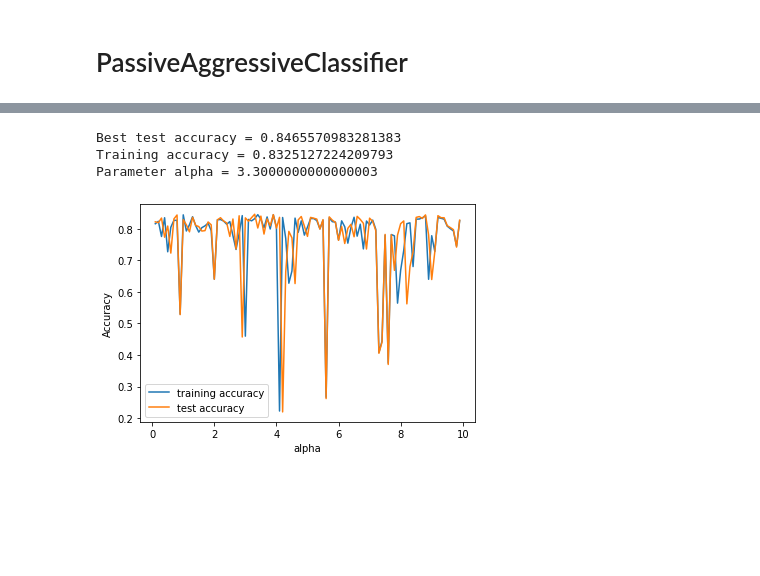
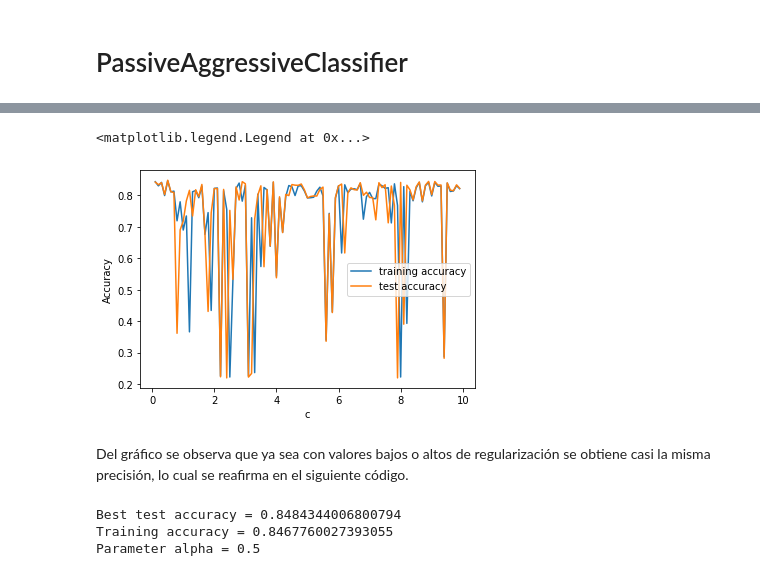
Before and after one commit to Boris94cr/Reconocimiento-de-Patrones, a Jupyter notebook: Inv-Corta-2/Inv-Corta-2.ipynb, the cells around one changed output, grey strips where cells are left out. Drawn from its saved outputs; the diff is of its cells as text; code cells hidden in the pictures; blank space fills up the shorter version.

```diff
--- a/Inv-Corta-2/Inv-Corta-2.ipynb
+++ b/Inv-Corta-2/Inv-Corta-2.ipynb
@@ -408,21 +420,25 @@ def train_model():
 
 for ratio in rango:
     threading.Thread(target=train_model).start()
+# %%
+plt.plot(rango, training_acc, label="training accuracy")
+plt.plot(rango, test_acc, label="test accuracy")
+plt.ylabel("Accuracy")
+plt.xlabel("c")
+plt.legend()
+# %% [output]
+<matplotlib.legend.Legend at 0x...>
+[figure, added]
+# %% [markdown]
+Del gráfico se observa que ya sea con valores bajos o altos de regularización se obtiene casi la misma precisión, lo cual se reafirma en el siguiente código.
 # %%
 best_test_accuracy = max(test_acc)
 parameter = rango[test_acc.index(best_test_accuracy)]
 training_accuracy = training_acc[test_acc.index(best_test_accuracy)]
+print("Best test accuracy = " + str(best_test_accuracy))
+print("Training accuracy = " + str(training_accuracy))
+print("Parameter alpha = " + str(parameter))
+# %% [output]
+Best test accuracy = 0.8484344006800794
+Training accuracy = 0.8467760027393055
+Parameter alpha = 0.5
-# %%
-plt.plot(rango, training_acc, label="training accuracy")
-plt.plot(rango, test_acc, label="test accuracy")
-plt.ylabel("Accuracy")
-plt.xlabel("alpha")
-plt.legend()
-print("Best test accuracy = " + str(best_test_accuracy))
-print("Training accuracy = " + str(training_accuracy))
-print("Parameter alpha = " + str(parameter))
-# %% [output]
-Best test accuracy = 0.8465570983281383
-Training accuracy = 0.8325127224209793
-Parameter alpha = 3.3000000000000003
-[figure, removed]
```
Also changed, not shown: parts of 15 cells of this notebook.
